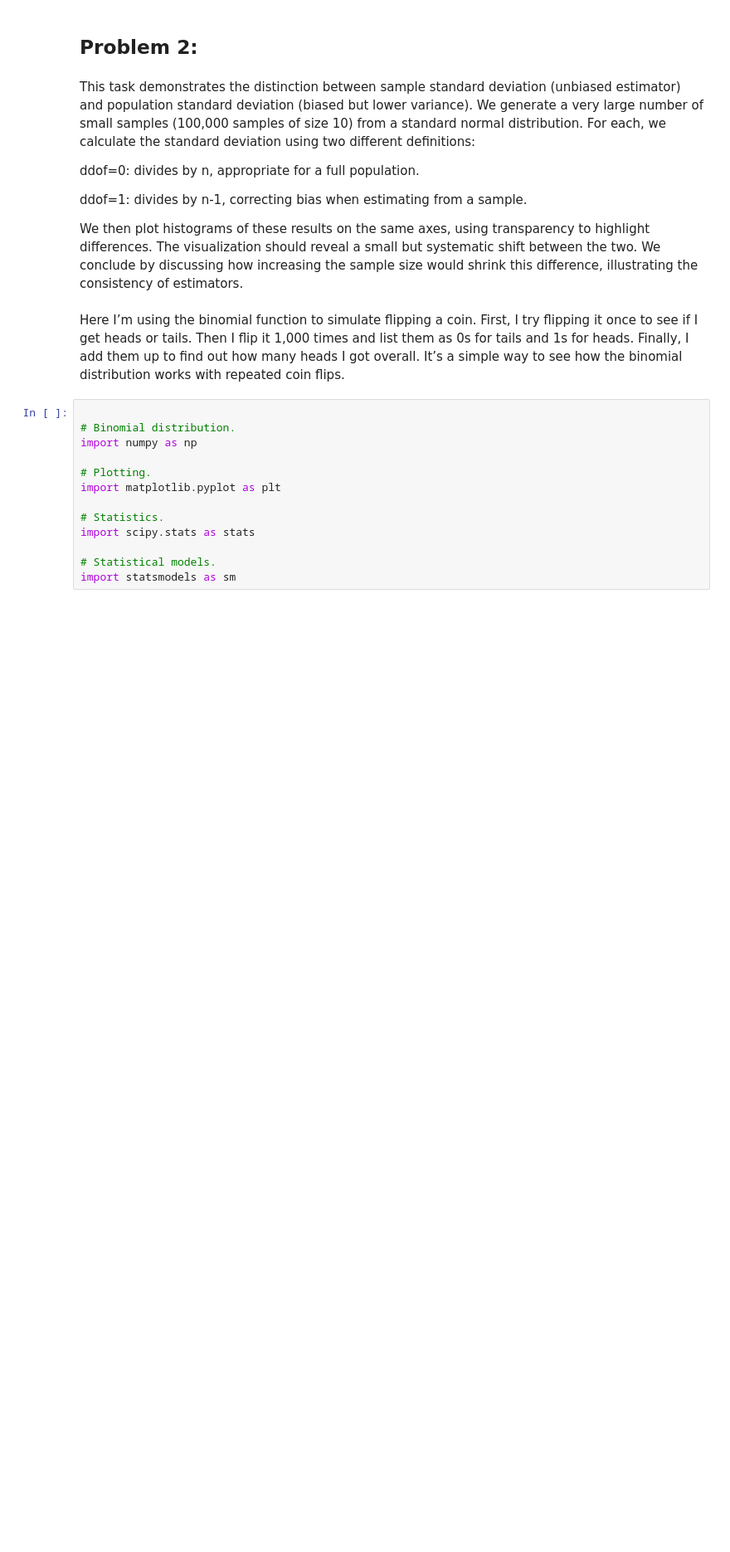
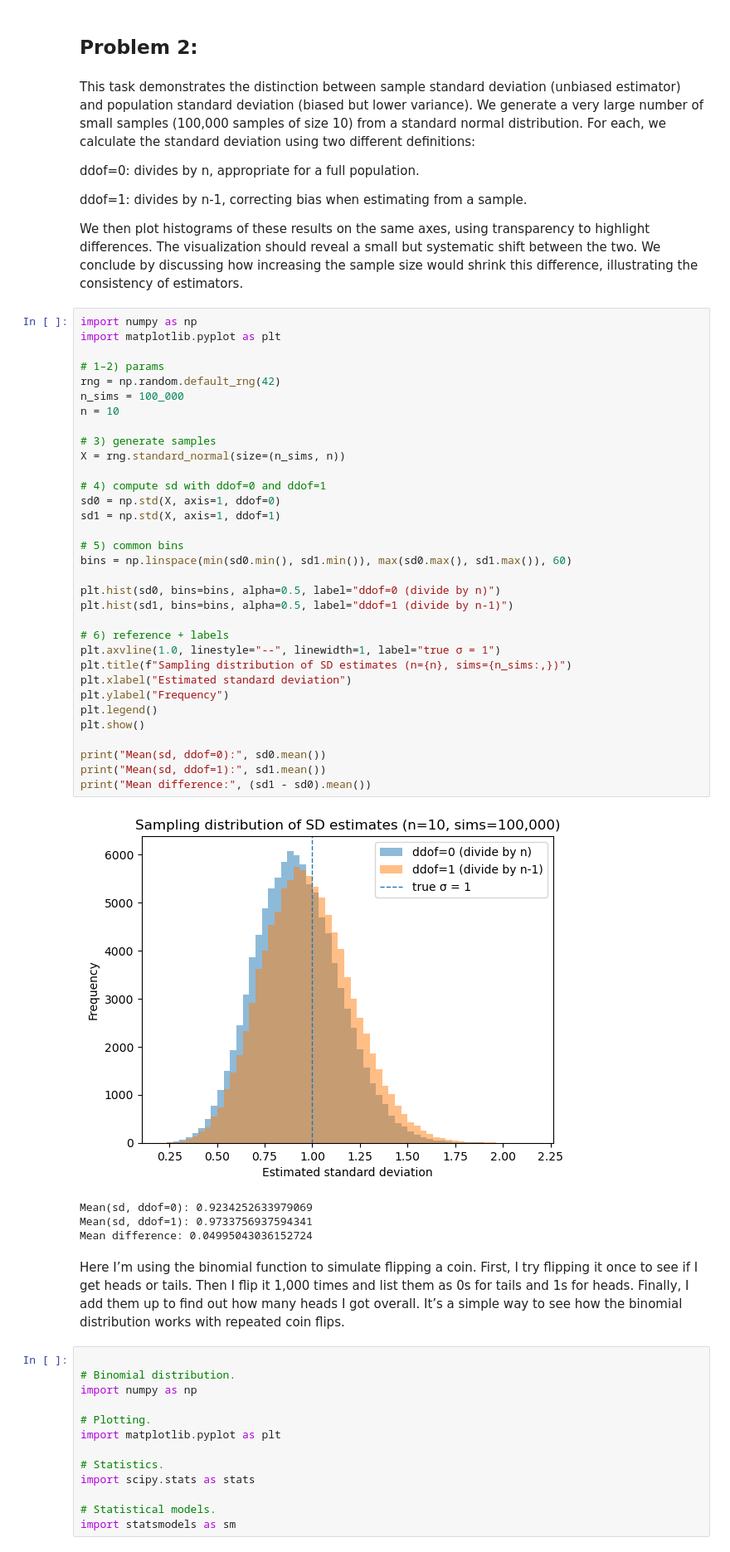
Before and after one commit to morgam7/applied-statistics, a Jupyter notebook: problems.ipynb, the cells around one changed output. Shown at 83% size. Drawn from its saved outputs; the diff is of its cells as text; blank space fills up the shorter version.

```diff
--- a/problems.ipynb
+++ b/problems.ipynb
@@ -180,6 +180,44 @@ ddof=0: divides by n, appropriate for a full population.
 ddof=1: divides by n-1, correcting bias when estimating from a sample.
 
 We then plot histograms of these results on the same axes, using transparency to highlight differences. The visualization should reveal a small but systematic shift between the two. We conclude by discussing how increasing the sample size would shrink this difference, illustrating the consistency of estimators.
+# %%
+import numpy as np
+import matplotlib.pyplot as plt
+
+# 1–2) params
+rng = np.random.default_rng(42)
+n_sims = 100_000
+n = 10
+
+# 3) generate samples
+X = rng.standard_normal(size=(n_sims, n))
+
+# 4) compute sd with ddof=0 and ddof=1
+sd0 = np.std(X, axis=1, ddof=0)
+sd1 = np.std(X, axis=1, ddof=1)
+
+# 5) common bins
+bins = np.linspace(min(sd0.min(), sd1.min()), max(sd0.max(), sd1.max()), 60)
+
+plt.hist(sd0, bins=bins, alpha=0.5, label="ddof=0 (divide by n)")
+plt.hist(sd1, bins=bins, alpha=0.5, label="ddof=1 (divide by n-1)")
+
+# 6) reference + labels
+plt.axvline(1.0, linestyle="--", linewidth=1, label="true σ = 1")
+plt.title(f"Sampling distribution of SD estimates (n={n}, sims={n_sims:,})")
+plt.xlabel("Estimated standard deviation")
+plt.ylabel("Frequency")
+plt.legend()
+plt.show()
+
+print("Mean(sd, ddof=0):", sd0.mean())
+print("Mean(sd, ddof=1):", sd1.mean())
+print("Mean difference:", (sd1 - sd0).mean())
+# %% [output]
+[figure, added]
+Mean(sd, ddof=0): 0.9234252633979069
+Mean(sd, ddof=1): 0.9733756937594341
+Mean difference: 0.04995043036152724
 # %% [markdown]
 Here I’m using the binomial function to simulate flipping a coin. First, I try flipping it once to see if I get heads or tails. Then I flip it 1,000 times and list them as 0s for tails and 1s for heads. Finally, I add them up to find out how many heads I got overall. It’s a simple way to see how the binomial distribution works with repeated coin flips.
 # %%
```
